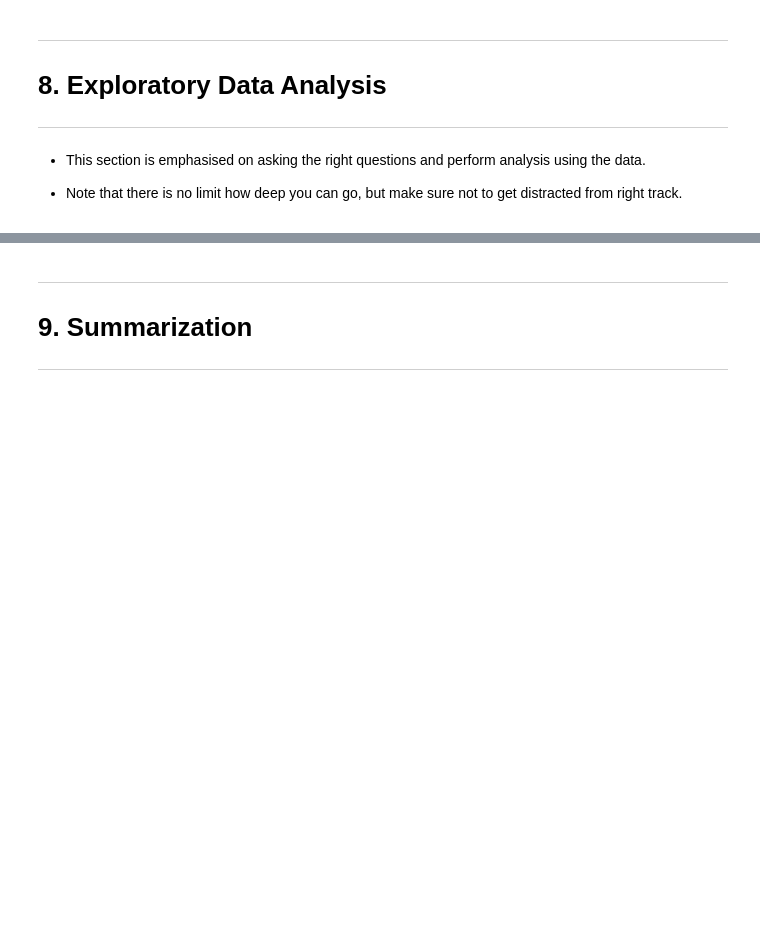
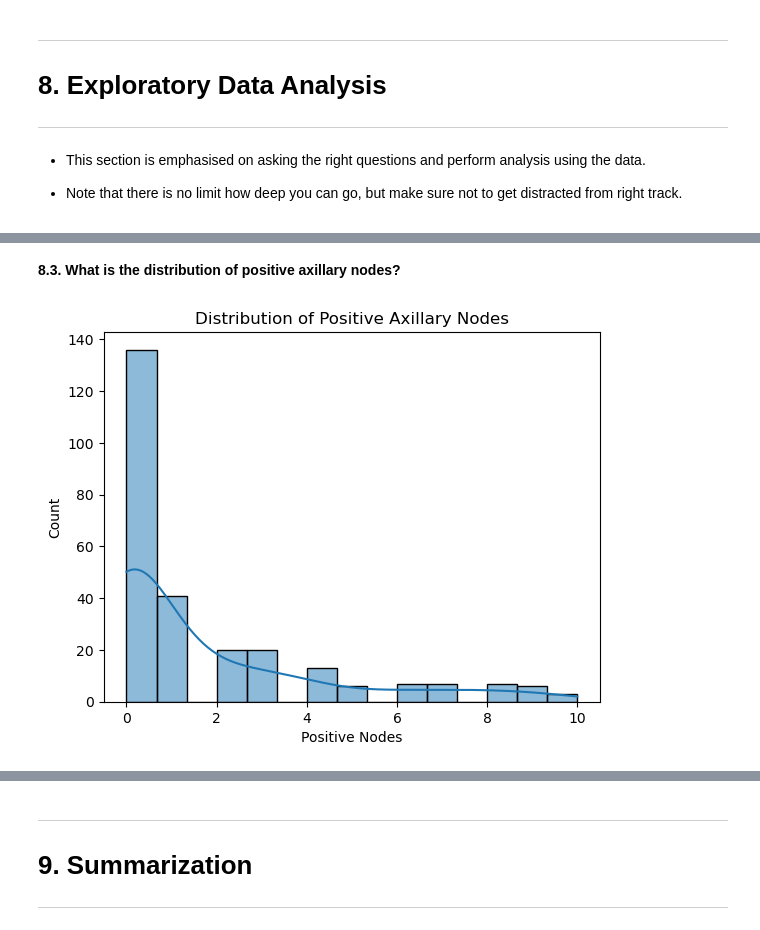
Before and after one commit to amitkharche/exploratory_data_analysis_projects_amit_kharche, a Jupyter notebook: EDA_Breast_Cancer_Survival_amit_kharche/EDA_Breast_Cancer_Survival_Amit_Kharche.ipynb, the cells around one changed output, grey strips where cells are left out. Drawn from its saved outputs; the diff is of its cells as text; code cells hidden in the pictures; blank space fills up the shorter version.

```diff
--- a/EDA_Breast_Cancer_Survival_amit_kharche/EDA_Breast_Cancer_Survival_Amit_Kharche.ipynb
+++ b/EDA_Breast_Cancer_Survival_amit_kharche/EDA_Breast_Cancer_Survival_Amit_Kharche.ipynb
@@ -222,0 +414,11 @@ Data Shape: (6497, 12)
+# %% [markdown]
+<a name = Section83></a>
+**8.3. What is the distribution of positive axillary nodes?**
+# %%
+sns.histplot(data['pos_axillary_nodes'], bins=15, kde=True)
+plt.title('Distribution of Positive Axillary Nodes')
+plt.xlabel('Positive Nodes')
+plt.ylabel('Count')
+plt.show()
+# %% [output]
+[figure, added]
```
Also changed, not shown: parts of 74 cells of this notebook, 10 other files.
